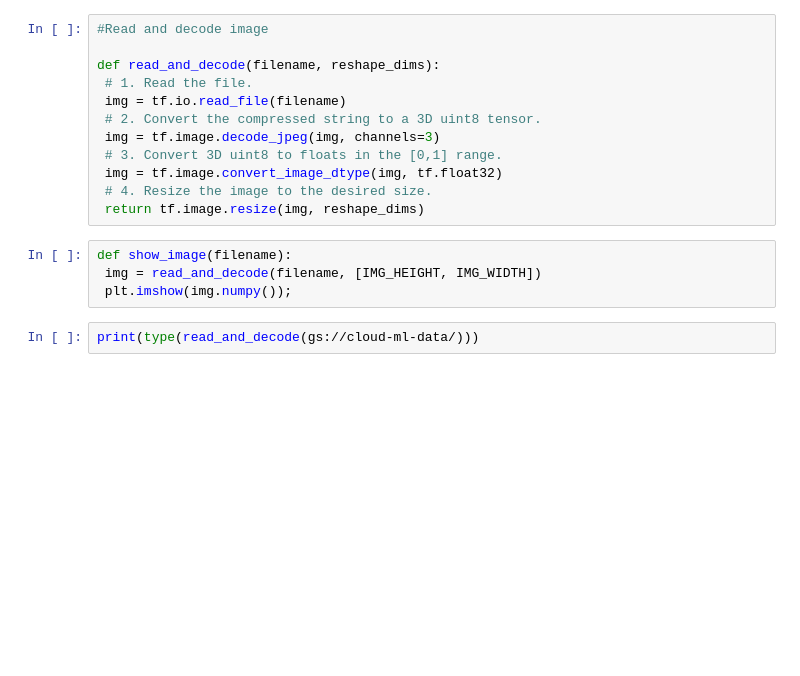
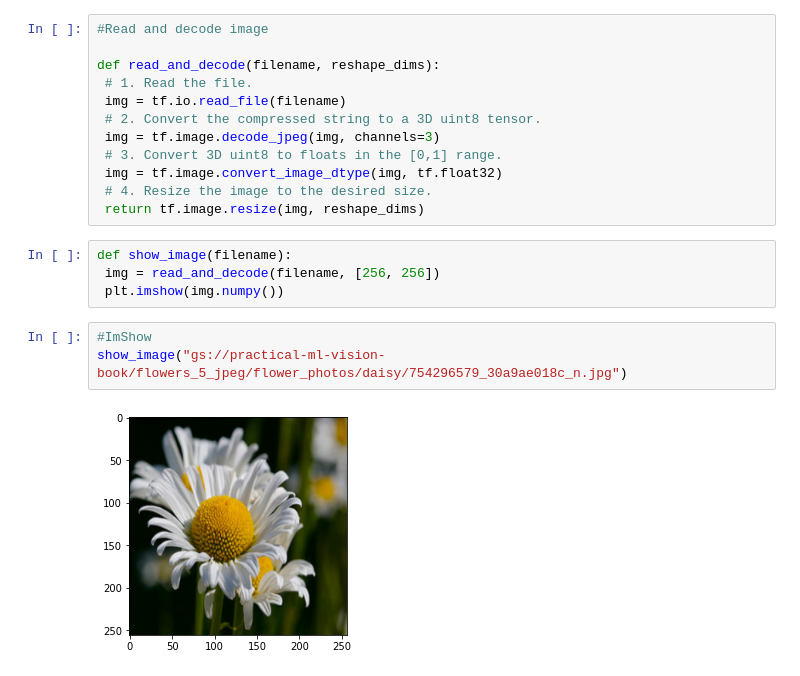
Before and after one commit to walidbrini/TensorFlow-Learning, a Jupyter notebook: TFtuto.ipynb, the cells around one changed output. Cells and saved outputs as stored; diff of their text form; blank space fills up the shorter version.

```diff
--- a/TFtuto.ipynb
+++ b/TFtuto.ipynb
@@ -28,7 +50,10 @@ def read_and_decode(filename, reshape_dims):
  return tf.image.resize(img, reshape_dims)
 # %%
 def show_image(filename):
- img = read_and_decode(filename, [IMG_HEIGHT, IMG_WIDTH])
- plt.imshow(img.numpy());
+ img = read_and_decode(filename, [256, 256])
+ plt.imshow(img.numpy())
-# %%
-print(type(read_and_decode(gs://cloud-ml-data/)))
+# %%
+#ImShow
+show_image("gs://practical-ml-vision-book/flowers_5_jpeg/flower_photos/daisy/754296579_30a9ae018c_n.jpg")
+# %% [output]
+[figure, added]
```
Also changed, not shown: parts of 5 cells of this notebook.
